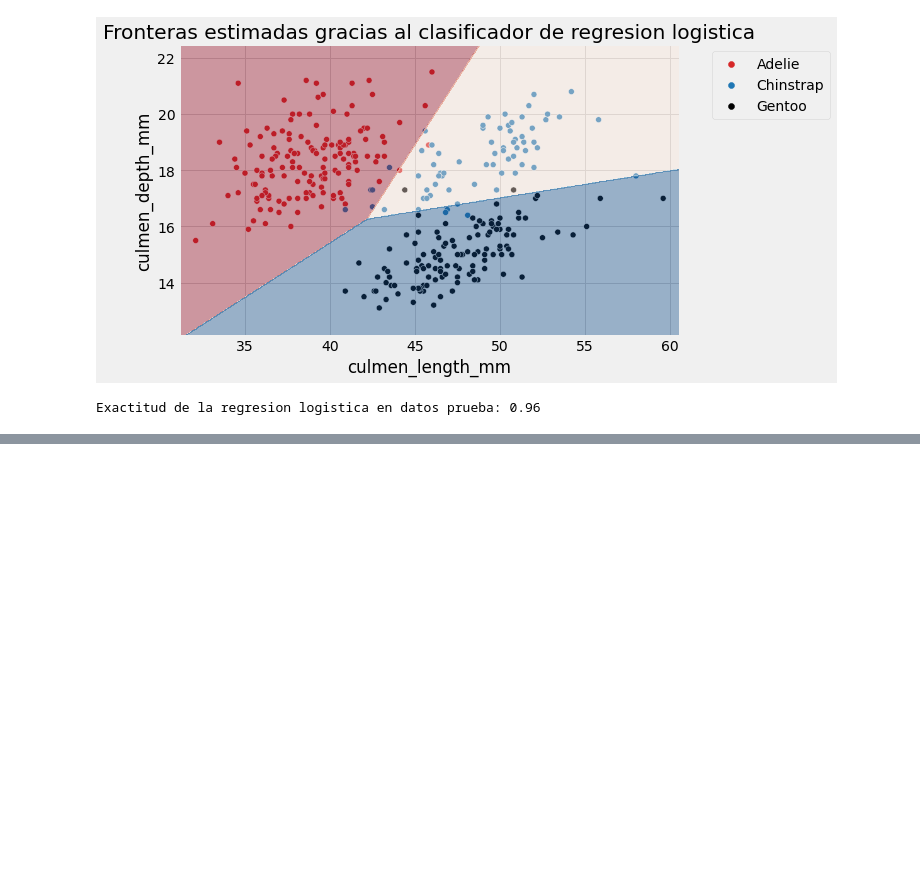
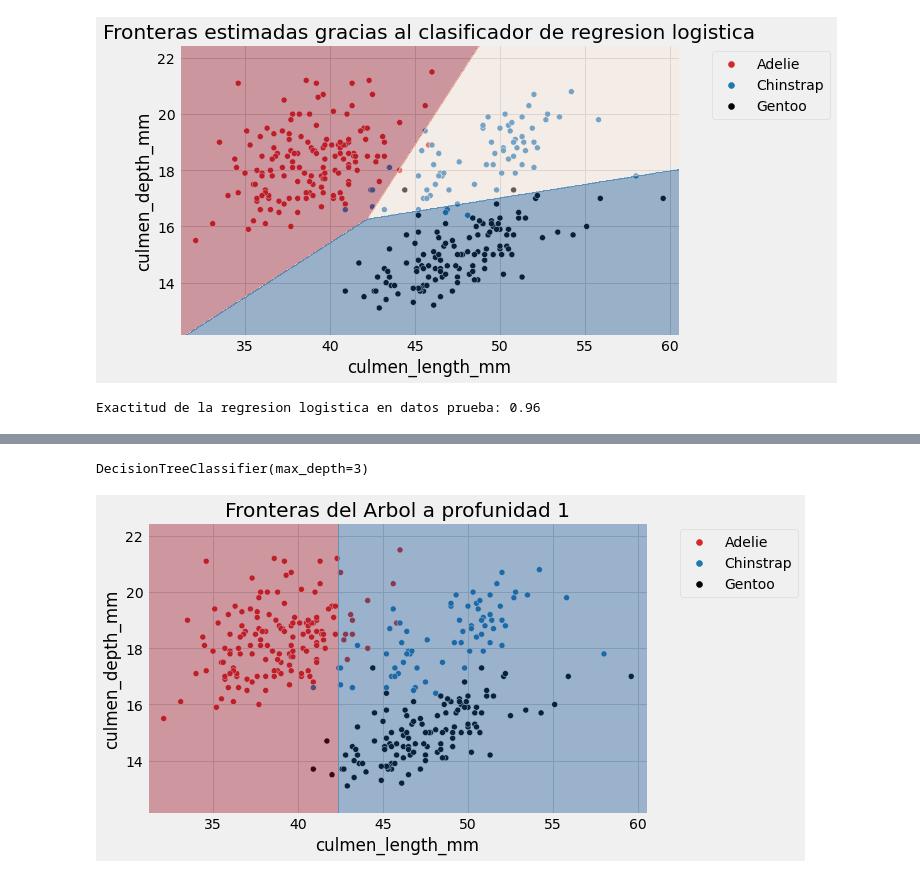
Before and after one commit to tian2992/notebooks_dateros, a Jupyter notebook: ml/clasificar_pinguinos.ipynb, the cells around one changed output, grey strips where cells are left out. Drawn from its saved outputs; the diff is of its cells as text; code cells hidden in the pictures; blank space fills up the shorter version.

Commit message:
arbol de decision pinguis

```diff
--- a/ml/clasificar_pinguinos.ipynb
+++ b/ml/clasificar_pinguinos.ipynb
@@ -273,0 +295,18 @@ y_pred_proba = linear_model.predict_proba(chinstrap_imaginario)
+# %%
+from sklearn.tree import DecisionTreeClassifier
+
+tree_1 = DecisionTreeClassifier(max_depth=1)
+tree_1.fit(data_train, target_train)
+
+tree_3 = DecisionTreeClassifier(max_depth=3)
+tree_3.fit(data_train, target_train)
+# %% [output]
+DecisionTreeClassifier(max_depth=3)
+# %%
+ax = sns.scatterplot(data=p_df, x=culmen_columns[0], y=culmen_columns[1],
+                     hue=target_column, palette=palette)
+plot_decision_function(tree_1, range_features, ax=ax)
+plt.legend(bbox_to_anchor=(1.05, 1), loc='upper left')
+_ = plt.title("Fronteras del Arbol a profunidad 1")
+# %% [output]
+[figure, added]
```
Also changed, not shown: parts of 18 cells of this notebook.
